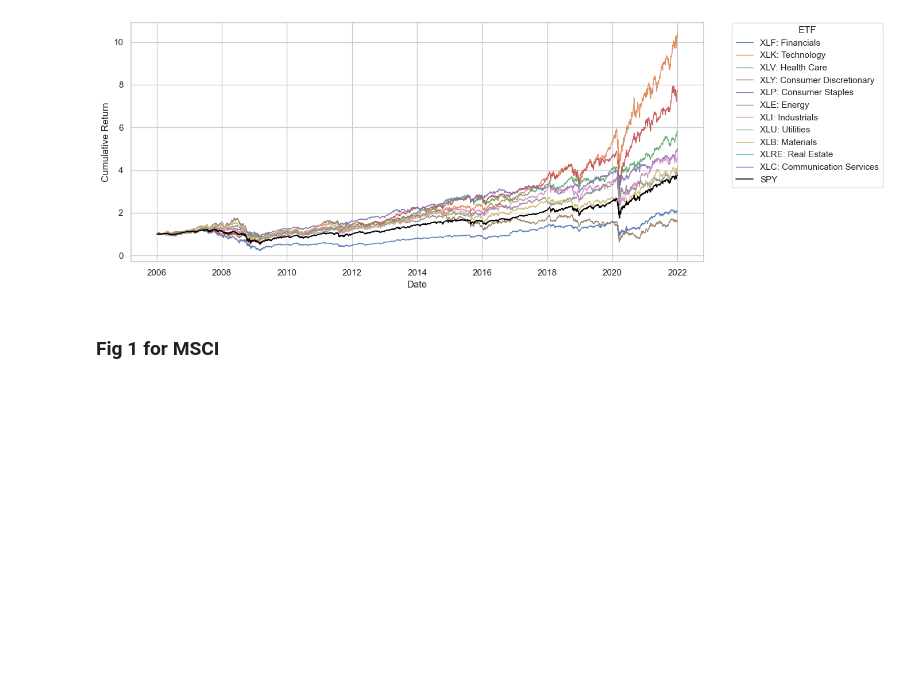
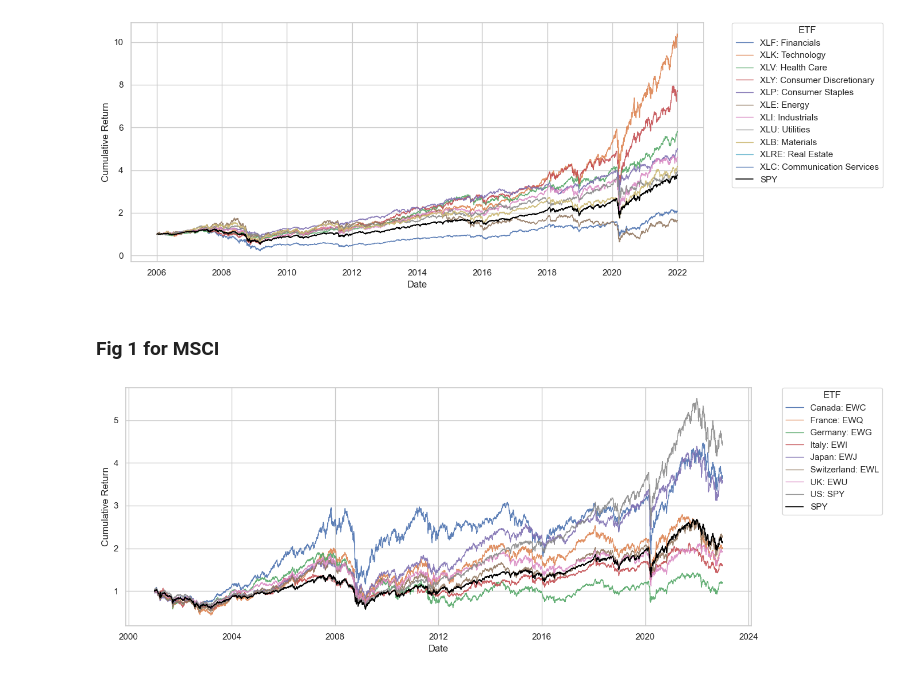
Before and after one commit to hikotei/2025-rl-portfolio-opt, a Jupyter notebook: notebooks/make_plots.ipynb, the cells around one changed output. Cells and saved outputs as stored; diff of their text form; code cells hidden in the pictures; blank space fills up the shorter version.

```diff
--- a/notebooks/make_plots.ipynb
+++ b/notebooks/make_plots.ipynb
@@ -117,0 +135,54 @@ plt.show()
+# %%
+# = = = = = = = = = = = = = = = = = = = = = = = = = = = = = =
+# replicate fig 1 SPY cumulative returns vs sector ETFs
+# = = = = = = = = = = = = = = = = = = = = = = = = = = = = = =
+
+# Get SPY price series
+spy_prices = df_ref[ref_ticker]
+spy_cum_ret = spy_prices / spy_prices.iloc[0]
+sector_etfs_cum_ret = df_prices / df_prices.iloc[0]
+
+sector_etf_names = {
+    "Canada": "EWC",  # iShares MSCI Canada ETF
+    "France": "EWQ",  # iShares MSCI France ETF
+    "Germany": "EWG",  # iShares MSCI Germany ETF
+    "Italy": "EWI",  # iShares MSCI Italy ETF
+    "Japan": "EWJ",  # iShares MSCI Japan ETF
+    "Switzerland": "EWL",  # iShares MSCI Switzerland ETF
+    "UK": "EWU",  # iShares MSCI United Kingdom ETF
+    "US": "SPY",  # SPDR S&P 500 ETF Trust
+}
+
+sns.set_theme(style="whitegrid")
+plt.figure(figsize=(14, 5))
+
+# Plot each sector ETF (thin lines, partial transparency)
+for col in sector_etfs_cum_ret.columns:
+    sns.lineplot(
+        x=sector_etfs_cum_ret.index,
+        y=sector_etfs_cum_ret[col],
+        label=f"{col}: {sector_etf_names[col]}",
+        linewidth=1,
+        alpha=0.9
+    )
+
+# Plot SPY on top (thicker black line)
+sns.lineplot(
+    x=spy_cum_ret.index,
+    y=spy_cum_ret,
+    label="SPY",
+    color='black',
+    linewidth=1.2
+)
+
+# Formatting
+plt.xlabel("Date", fontsize=12)
+plt.ylabel("Cumulative Return", fontsize=12)
+plt.legend(title="ETF", bbox_to_anchor=(1.05, 1), loc='upper left', borderaxespad=0.)
+plt.tight_layout()
+
+plt.savefig("../plots/cum_ret_msci.pdf", format="pdf", dpi=300)
+
+plt.show()
+# %% [output]
+[figure, added]
```
Also changed, not shown: parts of 6 cells of this notebook, 20 other files.
